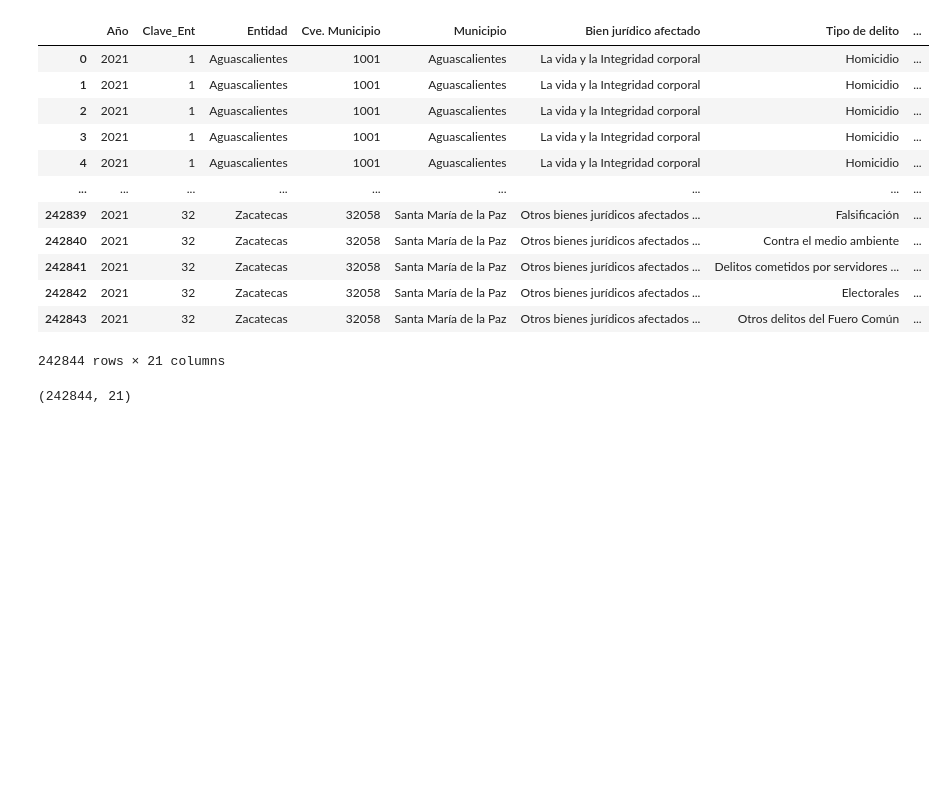
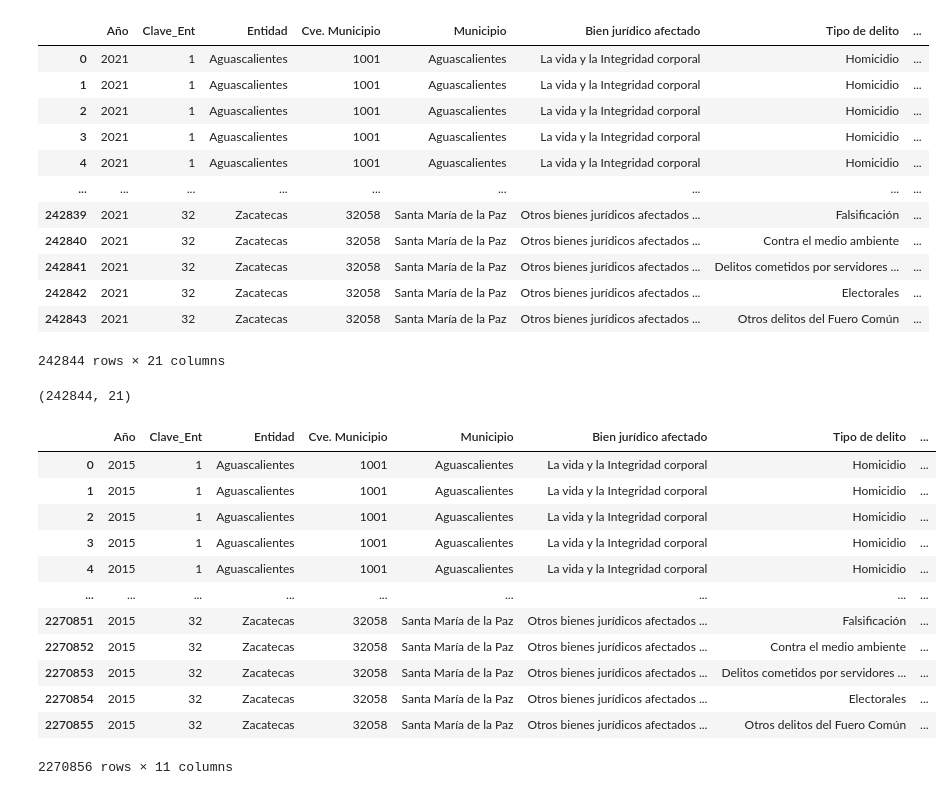
Before and after one commit to abrilgcz/Ciencia-de-Datos, a Jupyter notebook: ProyectoASE.ipynb, the cells around one changed output. Drawn from its saved outputs; the diff is of its cells as text; code cells hidden in the pictures; blank space fills up the shorter version.

```diff
--- a/ProyectoASE.ipynb
+++ b/ProyectoASE.ipynb
@@ -172,3 +172,21 @@ delitos_2021
 delitos_2021.shape
 # %% [output]
 (242844, 21)
+# %%
+#Despivotaje de las tablas, Haciendo que las columnas de meses ahora aparezcan como filas
+melted_2015=delitos_2015.melt(id_vars=["Año",	"Clave_Ent","Entidad","Cve. Municipio","Municipio","Bien jurídico afectado","Tipo de delito","Subtipo de delito","Modalidad"],var_name="Mes",value_name="Casos")
+melted_2015
+# %% [output]
+|  | Año | Clave_Ent | Entidad | Cve. Municipio | Municipio | Bien jurídico afectado | Tipo de delito | ... |
+| 0 | 2015 | 1 | Aguascalientes | 1001 | Aguascalientes | La vida y la Integridad corporal | Homicidio | ... |
+| 1 | 2015 | 1 | Aguascalientes | 1001 | Aguascalientes | La vida y la Integridad corporal | Homicidio | ... |
+| 2 | 2015 | 1 | Aguascalientes | 1001 | Aguascalientes | La vida y la Integridad corporal | Homicidio | ... |
+| 3 | 2015 | 1 | Aguascalientes | 1001 | Aguascalientes | La vida y la Integridad corporal | Homicidio | ... |
+| 4 | 2015 | 1 | Aguascalientes | 1001 | Aguascalientes | La vida y la Integridad corporal | Homicidio | ... |
+| ... | ... | ... | ... | ... | ... | ... | ... | ... |
+| 2270851 | 2015 | 32 | Zacatecas | 32058 | Santa María de la Paz | Otros bienes jurídicos afectados ... | Falsificación | ... |
+| 2270852 | 2015 | 32 | Zacatecas | 32058 | Santa María de la Paz | Otros bienes jurídicos afectados ... | Contra el medio ambiente | ... |
+| 2270853 | 2015 | 32 | Zacatecas | 32058 | Santa María de la Paz | Otros bienes jurídicos afectados ... | Delitos cometidos por servidores ... | ... |
+| 2270854 | 2015 | 32 | Zacatecas | 32058 | Santa María de la Paz | Otros bienes jurídicos afectados ... | Electorales | ... |
+| 2270855 | 2015 | 32 | Zacatecas | 32058 | Santa María de la Paz | Otros bienes jurídicos afectados ... | Otros delitos del Fuero Común | ... |
+2270856 rows × 11 columns
```
Also changed, not shown: parts of 7 cells of this notebook.
